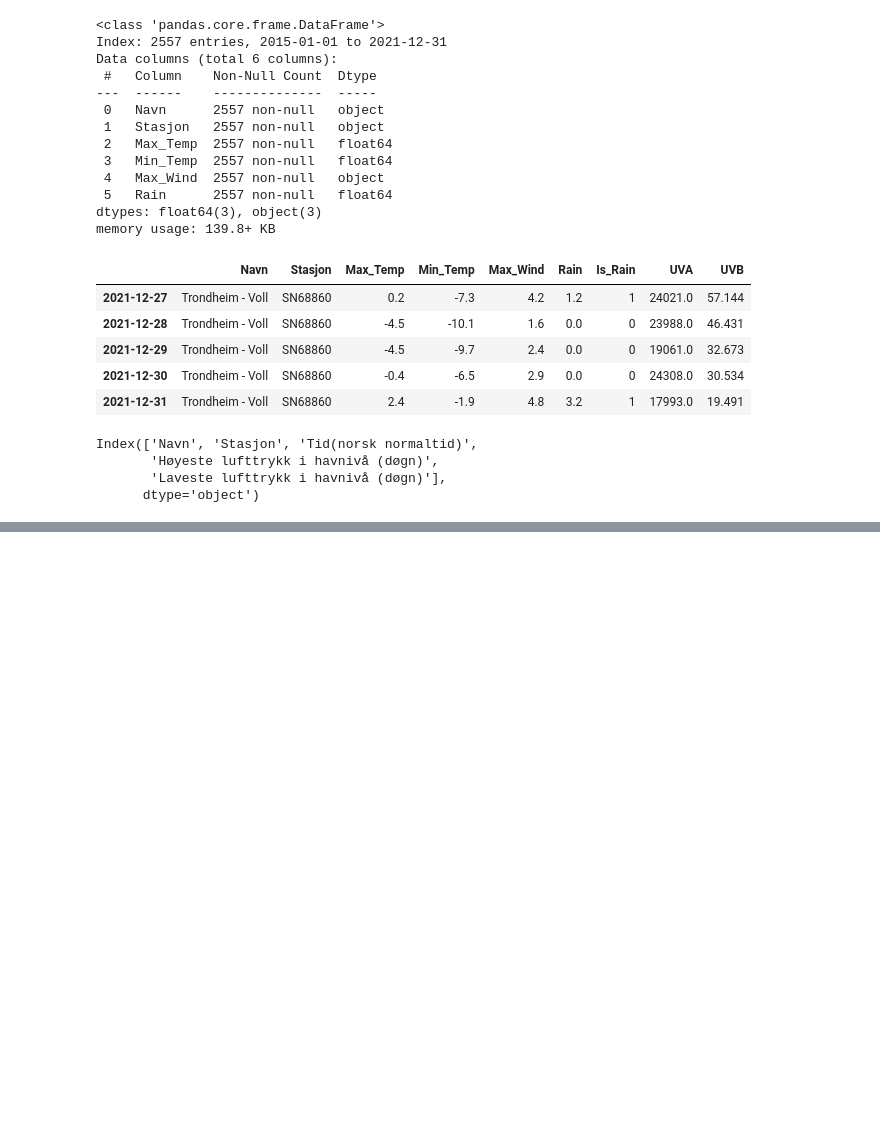
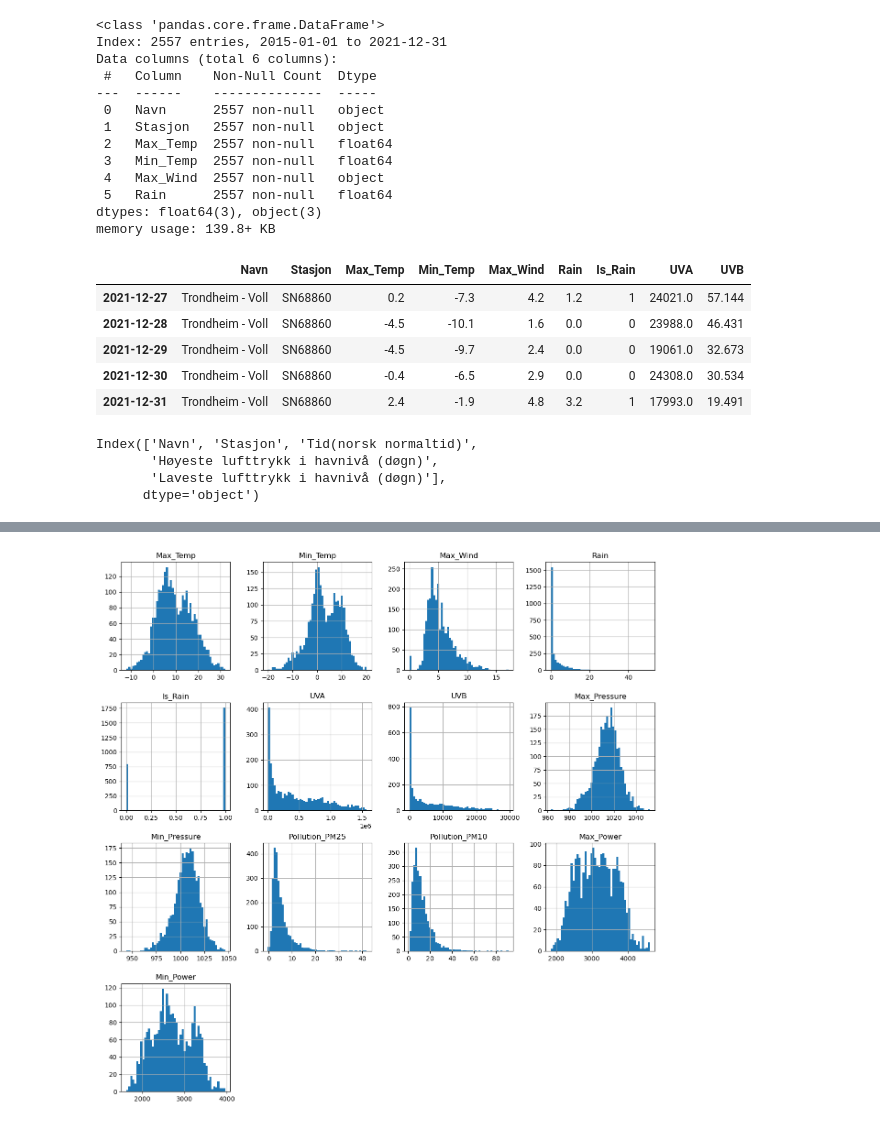
Before and after one commit to vrognaas/MET2010_Prosjektoppgave, a Jupyter notebook: Prosjektoppgave.ipynb, the cells around one changed output, grey strips where cells are left out. Cells and saved outputs as stored; diff of their text form; code cells hidden in the pictures; blank space fills up the shorter version.

```diff
--- a/Prosjektoppgave.ipynb
+++ b/Prosjektoppgave.ipynb
@@ -136,0 +191,5 @@ plt.show()
+# %%
+weather_power.hist(bins=50, figsize=(15,15))
+plt.show()
+# %% [output]
+[figure, added]
```
Also changed, not shown: parts of 13 cells of this notebook.
